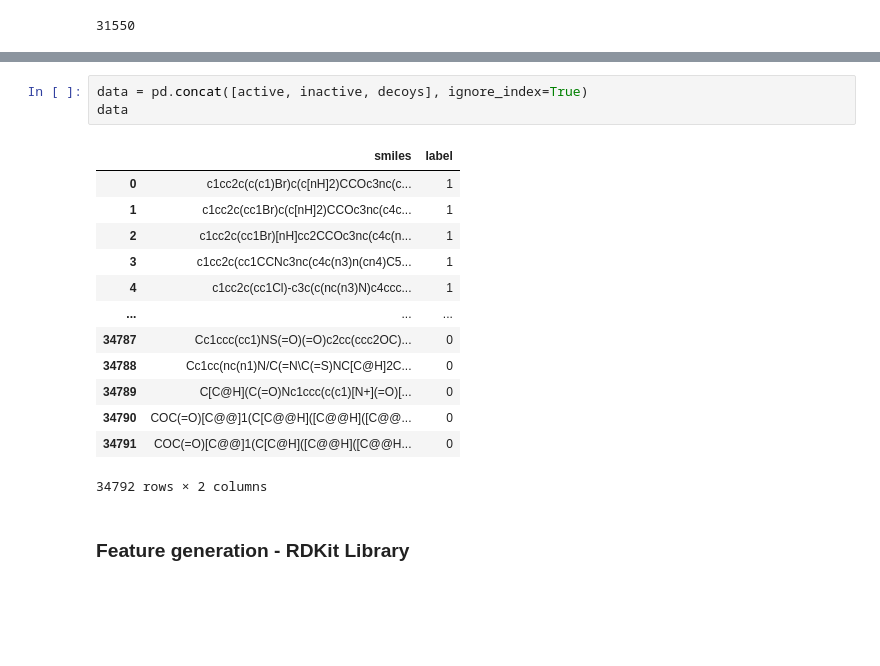
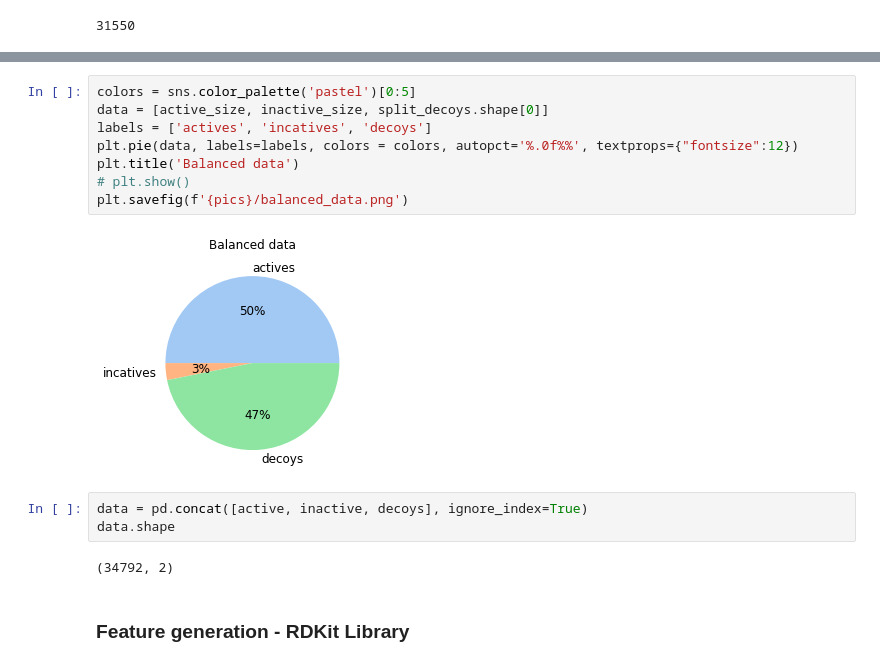
Before and after one commit to Protolaw/a2a_binary_classifier, a Jupyter notebook: classifier.ipynb, the cells around one changed output, grey strips where cells are left out. Drawn from its saved outputs; the diff is of its cells as text; blank space fills up the shorter version.

```diff
--- a/classifier.ipynb
+++ b/classifier.ipynb
@@ -57,20 +72,18 @@ split_decoys = decoys[:size]
+# %%
+colors = sns.color_palette('pastel')[0:5]
+data = [active_size, inactive_size, split_decoys.shape[0]]
+labels = ['actives', 'incatives', 'decoys']
+plt.pie(data, labels=labels, colors = colors, autopct='%.0f%%', textprops={"fontsize":12})
+plt.title('Balanced data')
+# plt.show()
+plt.savefig(f'{pics}/balanced_data.png')
+# %% [output]
+[figure, added]
 # %%
 data = pd.concat([active, inactive, decoys], ignore_index=True)
-data
+data.shape
 # %% [output]
-|  | smiles | label |
-| 0 | c1cc2c(c(c1)Br)c(c[nH]2)CCOc3nc(c... | 1 |
-| 1 | c1cc2c(cc1Br)c(c[nH]2)CCOc3nc(c4c... | 1 |
-| 2 | c1cc2c(cc1Br)[nH]cc2CCOc3nc(c4c(n... | 1 |
-| 3 | c1cc2c(cc1CCNc3nc(c4c(n3)n(cn4)C5... | 1 |
-| 4 | c1cc2c(cc1Cl)-c3c(c(nc(n3)N)c4ccc... | 1 |
-| ... | ... | ... |
-| 34787 | Cc1ccc(cc1)NS(=O)(=O)c2cc(ccc2OC)... | 0 |
-| 34788 | Cc1cc(nc(n1)N/C(=N\C(=S)NC[C@H]2C... | 0 |
-| 34789 | C[C@H](C(=O)Nc1ccc(c(c1)[N+](=O)[... | 0 |
-| 34790 | COC(=O)[C@@]1(C[C@@H]([C@@H]([C@@... | 0 |
-| 34791 | COC(=O)[C@@]1(C[C@H]([C@@H]([C@@H... | 0 |
-34792 rows × 2 columns
+(34792, 2)
 # %% [markdown]
 ### Feature generation - RDKit Library
 # %%
```
Also changed, not shown: parts of 41 cells of this notebook.
